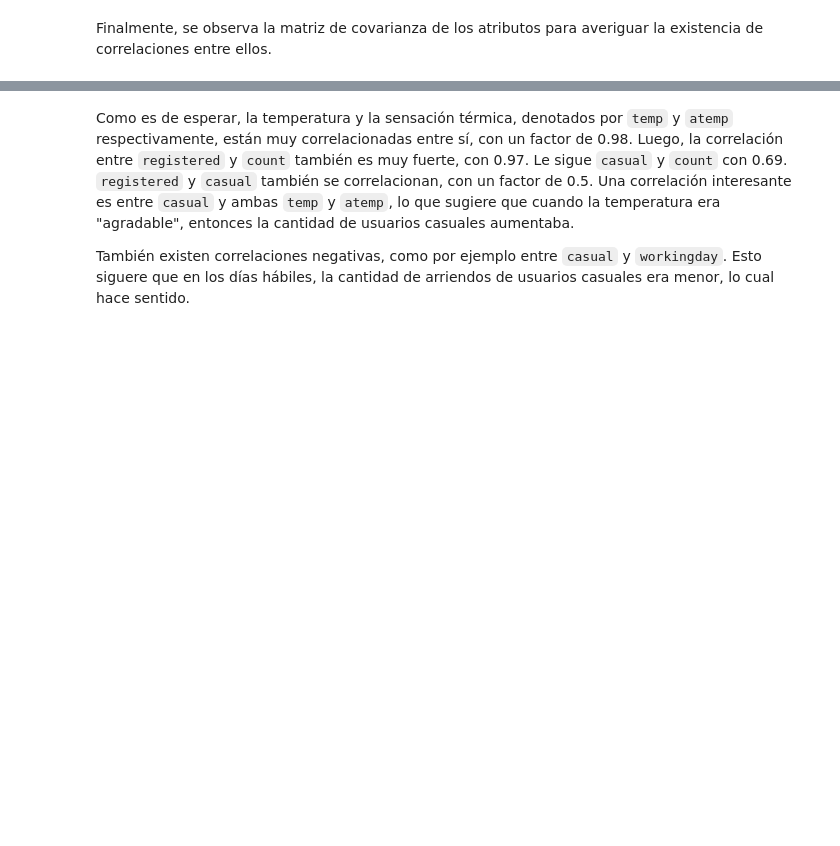
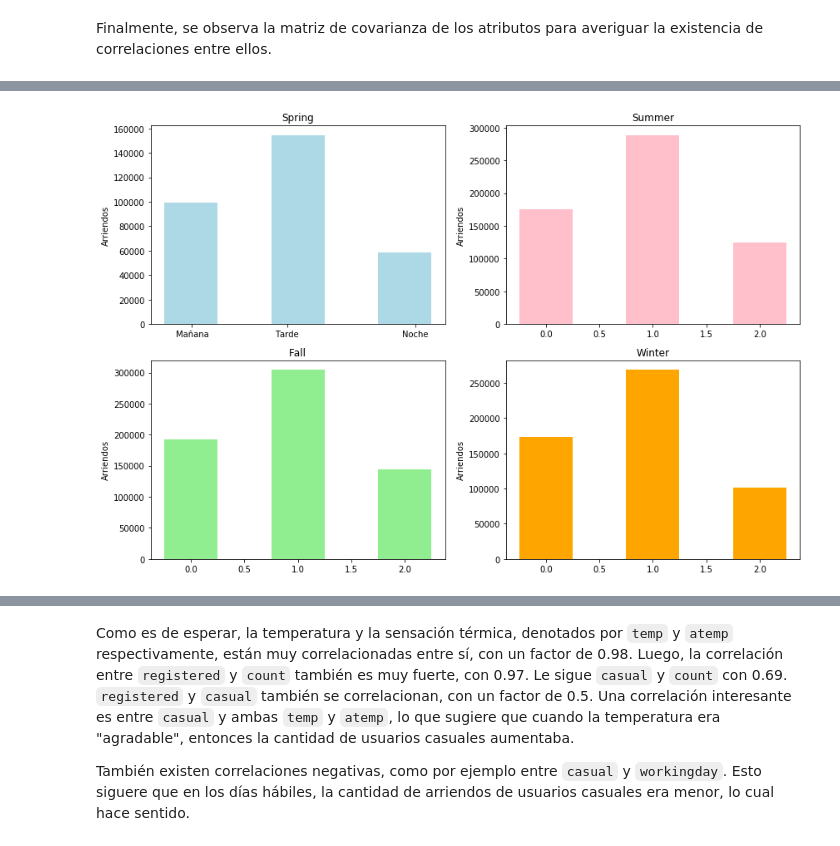
Before and after one commit to Buguemar/Tarea3ML, a Jupyter notebook: pregunta-2.ipynb, the cells around one changed output, grey strips where cells are left out. Saved outputs shown, nothing was run; the diff lists cells and outputs as text; code cells hidden in the pictures; blank space fills up the shorter version.

```diff
--- a/pregunta-2.ipynb
+++ b/pregunta-2.ipynb
@@ -148,3 +225,37 @@ Finalmente, se observa la matriz de covarianza de los atributos para averiguar l
+# %%
+f, axarr = plt.subplots(2, 2, figsize=(12,8) )
+axarr[0, 0].bar(np.arange(0,3,1), sumaPri, width  = 0.5, align = "center", color = 'lightblue')
+axarr[0, 0].set_title('Spring')
+axarr[0, 0].set_xticks([0.01,0.9, 2.1])
+axarr[0, 0].set_xticklabels(('Mañana','Tarde','Noche'))
+axarr[0, 0].set_ylabel('Arriendos')
+axarr[0, 0].axis('tight')
+
+axarr[0, 1].bar(np.arange(0,3,1), sumaVer, width  = 0.5, align = "center", color = 'pink')
+axarr[0, 1].set_title('Summer')
+axarr[0, 0].set_xticks([0.01,0.9, 2.1])
+axarr[0, 0].set_xticklabels(('Mañana','Tarde','Noche'))
+axarr[0, 1].set_ylabel('Arriendos')
+axarr[0, 1].axis('tight')
+
+axarr[1, 0].bar(np.arange(0,3,1), sumaOto, width  = 0.5, align = "center", color = 'lightgreen')
+axarr[1, 0].set_title('Fall')
+axarr[0, 0].set_xticks([0.01,0.9, 2.1])
+axarr[0, 0].set_xticklabels(('Mañana','Tarde','Noche'))
+axarr[1, 0].set_ylabel('Arriendos')
+axarr[1, 0].axis('tight')
+
+axarr[1, 1].bar(np.arange(0,3,1), sumaInv, width  = 0.5, align = "center", color = 'orange')
+axarr[1, 1].set_title('Winter')
+axarr[0, 0].set_xticks([0.01,0.9, 2.1])
+axarr[0, 0].set_xticklabels(('Mañana','Tarde','Noche'))
+axarr[1, 1].set_ylabel('Arriendos')
+axarr[1, 1].axis('tight')
+
+f.tight_layout()
+plt.show()
+# %% [output]
+[figure, added]
 # %%
 import seaborn as sns
 
```
Also changed, not shown: parts of 90 cells of this notebook.
